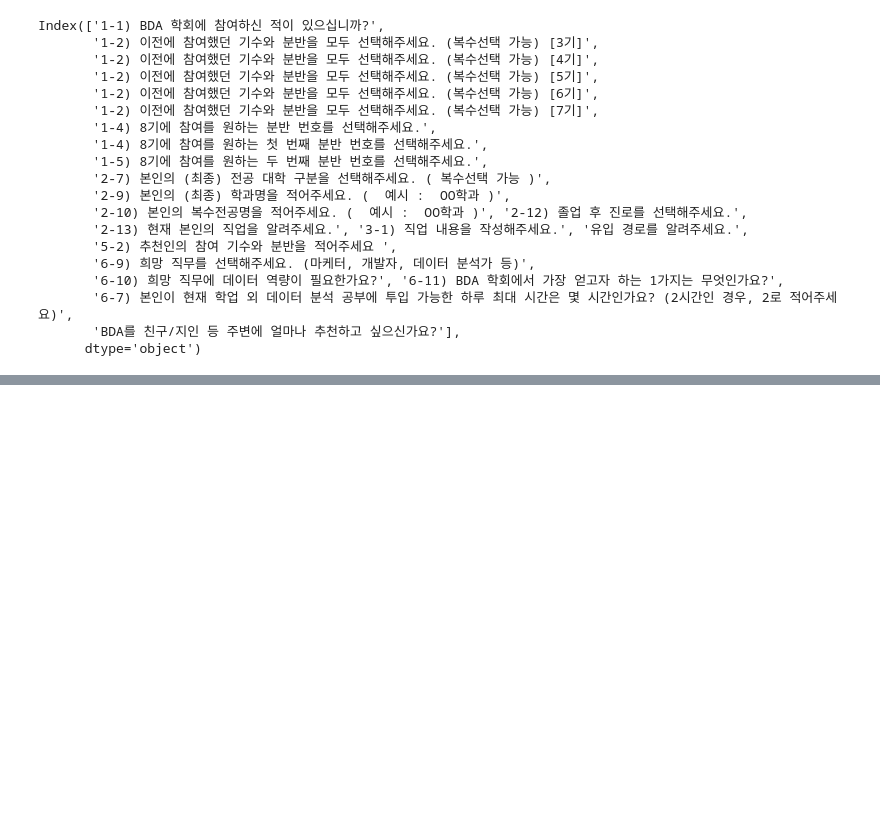
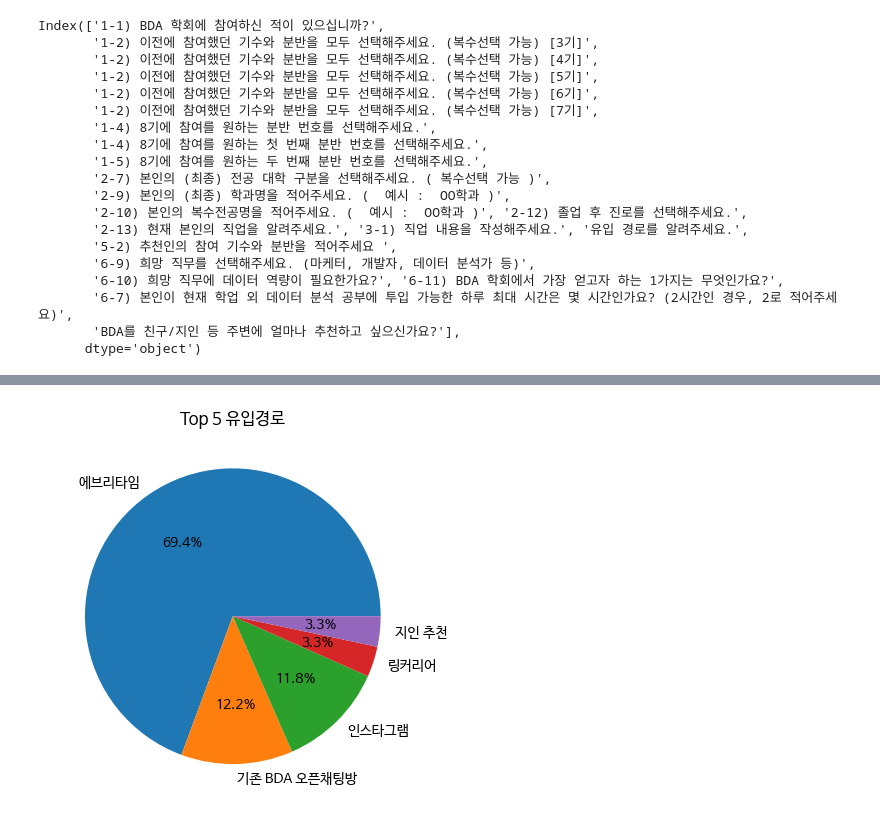
Before and after one commit to LYZAcell/data_study, a Jupyter notebook: BDA(통계)/이가영_41_최종과제_제출.ipynb, the cells around one changed output, grey strips where cells are left out. Saved outputs shown, nothing was run; the diff lists cells and outputs as text; code cells hidden in the pictures; blank space fills up the shorter version.

Commit message:
Colab을 통해 생성됨

```diff
--- a/BDA(통계)/이가영_41_최종과제_제출.ipynb
+++ b/BDA(통계)/이가영_41_최종과제_제출.ipynb
@@ -33,6 +47,8 @@ Successfully installed openpyxl-3.1.2
 import pandas as pd
 import seaborn as sns
 import matplotlib.pyplot as plt
+# Colab 의 한글 폰트 설정
+plt.rc('font', family='NanumBarunGothic')
 # %%
 point_df = pd.read_excel('8기 학회원 트레인데이터 - 상점.xlsx')
 repar_df = pd.read_excel('8기 학회원 트레인데이터 - 재참여가능성.xlsx')
@@ -119,0 +154,4 @@ Index(['1-1) BDA 학회에 참여하신 적이 있으십니까?',
+# %%
+# 상점 df의 유입경로 컬럼명 쉽게바꾸기
+point_df = point_df.rename(columns={'유입 경로를 알려주세요.': '유입경로'})
+point_df['유입경로'].unique()
@@ -119,0 +182,10 @@ Index(['1-1) BDA 학회에 참여하신 적이 있으십니까?',
+# %%
+enter_path = point_df['유입경로'].value_counts()
+top5_enter_path = enter_path.head(5)  # 가장 빈도가 높은 5개만 선택
+
+# 유입경로 파이차트 그리기
+plt.pie(top5_enter_path, labels=top5_enter_path.index, autopct='%1.1f%%')
+plt.title('Top 5 유입경로')
+plt.show()
+# %% [output]
+[figure, added]
```
Also changed, not shown: parts of 11 cells of this notebook.
